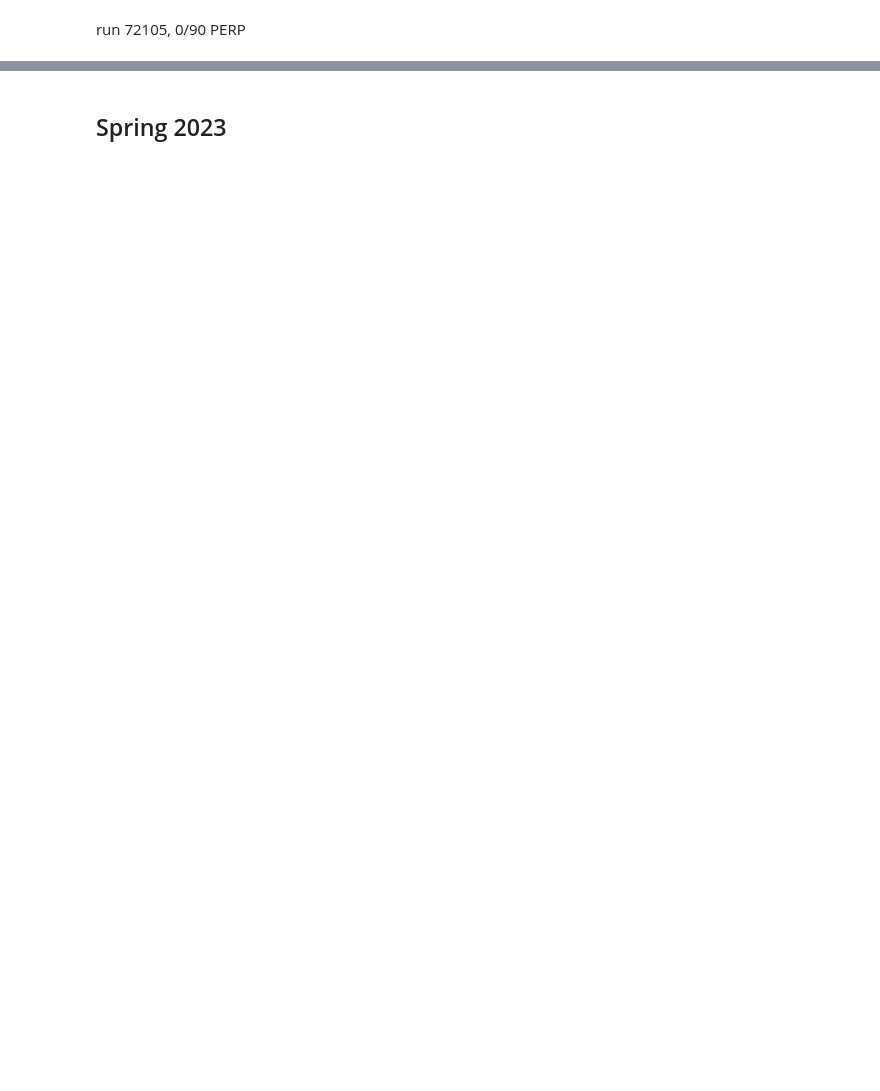
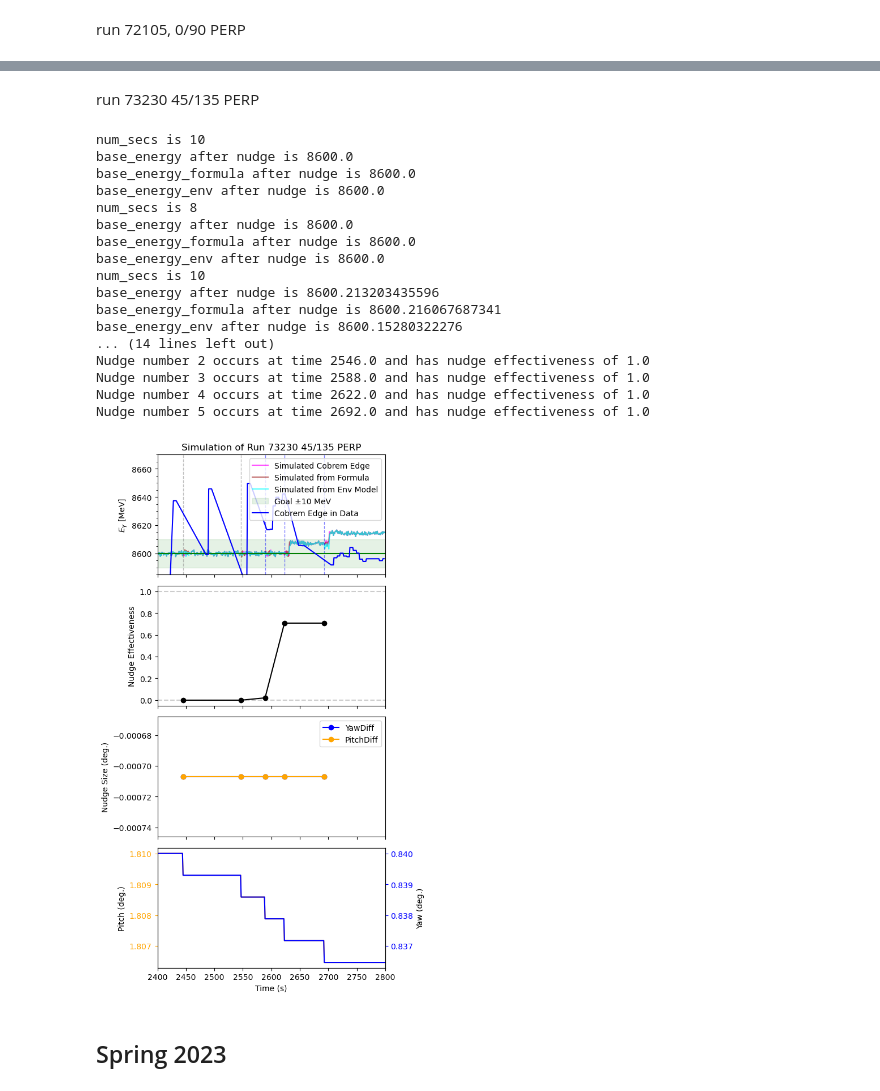
Before and after one commit to JeffersonLab/AIOP-Photon, a Jupyter notebook: jupyter_notebooks/simple_sim.ipynb, the cells around one changed output, grey strips where cells are left out. Drawn from its saved outputs; the diff is of its cells as text; code cells hidden in the pictures; blank space fills up the shorter version.

```diff
--- a/jupyter_notebooks/simple_sim.ipynb
+++ b/jupyter_notebooks/simple_sim.ipynb
@@ -1143,3 +1169,29 @@ Nudge number 2 occurs at time 192.0 and has nudge effectiveness of 1.0
+# %% [markdown]
+run 73230 45/135 PERP
+# %%
+sim_73230 = sim_engine("2020",4)
+sim_73230.generate_timeseries(2800,8600,1,"manual",[[2444, 2546, 2588, 2622, 2692],[1, 1, 1, 1, 1]])
+ax1_73230 = sim_73230.plot_result([2400,2800],[15,70],"Simulation of Run 73230 45/135 PERP","plots/simulated_run_73230.pdf")
+plot_data_E_in_sim(df_2020,73230,ax1_73230,save_as="plots/simulated_run_73230_with_data.pdf")
+# %% [output]
+num_secs is 10
+base_energy after nudge is 8600.0
+base_energy_formula after nudge is 8600.0
+base_energy_env after nudge is 8600.0
+num_secs is 8
+base_energy after nudge is 8600.0
+base_energy_formula after nudge is 8600.0
+base_energy_env after nudge is 8600.0
+num_secs is 10
+base_energy after nudge is 8600.213203435596
+base_energy_formula after nudge is 8600.216067687341
+base_energy_env after nudge is 8600.15280322276
+... (14 lines left out)
+Nudge number 2 occurs at time 2546.0 and has nudge effectiveness of 1.0
+Nudge number 3 occurs at time 2588.0 and has nudge effectiveness of 1.0
+Nudge number 4 occurs at time 2622.0 and has nudge effectiveness of 1.0
+Nudge number 5 occurs at time 2692.0 and has nudge effectiveness of 1.0
+[figure, added]
 # %% [markdown]
 ## Spring 2023
 # %%
```
Also changed, not shown: parts of 11 cells of this notebook, 3 other files.
